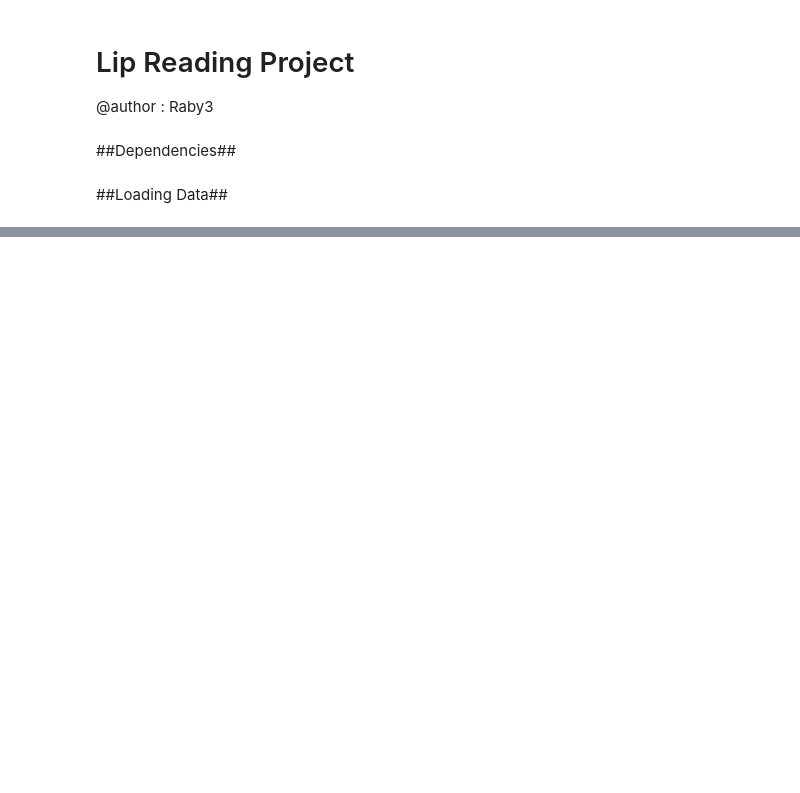
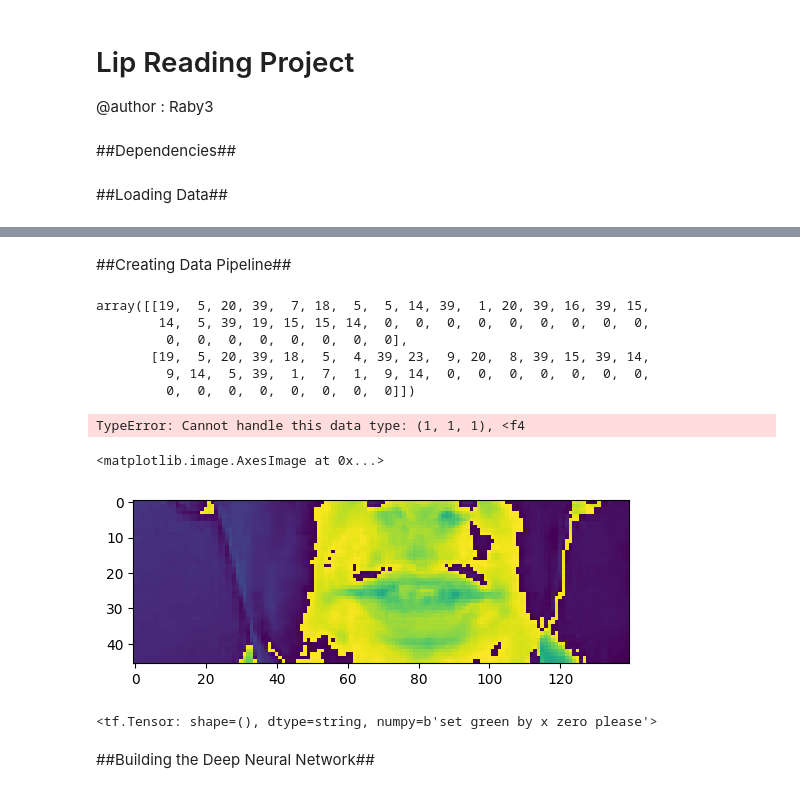
Before and after one commit to hatrigui/LipReading, a Jupyter notebook: LipReading.ipynb, the cells around one changed output, grey strips where cells are left out. Cells and saved outputs as stored; diff of their text form; code cells hidden in the pictures; blank space fills up the shorter version.

```diff
--- a/LipReading.ipynb
+++ b/LipReading.ipynb
@@ -46,0 +95,53 @@ def load_video(path:str) -> List[float]:
+# %%
+def mappable_function(video_path)->List[str]: #Wraps Load data function in a py_func
+  return tf.py_function(load_data, [video_path], (tf.float32, tf.int64))
+# %% [markdown]
+##Creating Data Pipeline##
+# %%
+"""data = tf.data.Dataset.list_files('./data/s1/*.mpg')
+data = data.shuffle(500, reshuffle_each_iteration=False)
+data = data.map(mappable_function) # Turns the path into actual data
+data = data.padded_batch(2,padded_shapes=([75,None,None,None],[40])) #Takes a pair of video,alignment
+                                                                      #Keep Video safe but only 75 frames
+                                                                      #Pads the sequence into 40
+data=data.prefetch(tf.data.AUTOTUNE)"""
+data = tf.data.Dataset.list_files('./data/s1/*.mpg')
+data = data.shuffle(500, reshuffle_each_iteration=False)
+data = data.map(mappable_function)
+data = data.padded_batch(2, padded_shapes=([75,None,None,None],[40]))
+data = data.prefetch(tf.data.AUTOTUNE)
+# Added for split
+train = data.take(450)
+test = data.skip(450)
+# %%
+frames, alignments = data.as_numpy_iterator().next()
+#plt.imshow(frames[20])
+len(frames)
+alignments #Variable Length so we need padding
+#print(tf.strings.reduce_join([bytes.decode(x) for x in num_to_char(alignments).numpy()]))
+# %% [output]
+array([[19,  5, 20, 39,  7, 18,  5,  5, 14, 39,  1, 20, 39, 16, 39, 15,
+        14,  5, 39, 19, 15, 15, 14,  0,  0,  0,  0,  0,  0,  0,  0,  0,
+         0,  0,  0,  0,  0,  0,  0,  0],
+       [19,  5, 20, 39, 18,  5,  4, 39, 23,  9, 20,  8, 39, 15, 39, 14,
+         9, 14,  5, 39,  1,  7,  1,  9, 14,  0,  0,  0,  0,  0,  0,  0,
+         0,  0,  0,  0,  0,  0,  0,  0]])
+# %%
+#Extracting an example of Data
+sample = data.as_numpy_iterator()
+val = sample.next(); val[0]
+imageio.mimsave('./animation.gif', val[0][0], fps=10)
+# %% [output]
+TypeError: Cannot handle this data type: (1, 1, 1), <f4
+# %%
+#videos,1stvideo of batsh ,1st frame in vid
+plt.imshow(val[0][0][35])
+# %% [output]
+<matplotlib.image.AxesImage at 0x...>
+[figure, added]
+# %%
+tf.strings.reduce_join([bytes.decode(x) for x in num_to_char(val[1][0]).numpy()])
+# %% [output]
+<tf.Tensor: shape=(), dtype=string, numpy=b'set green by x zero please'>
+# %% [markdown]
+##Building the Deep Neural Network##
```
Also changed, not shown: parts of 9 cells of this notebook.
